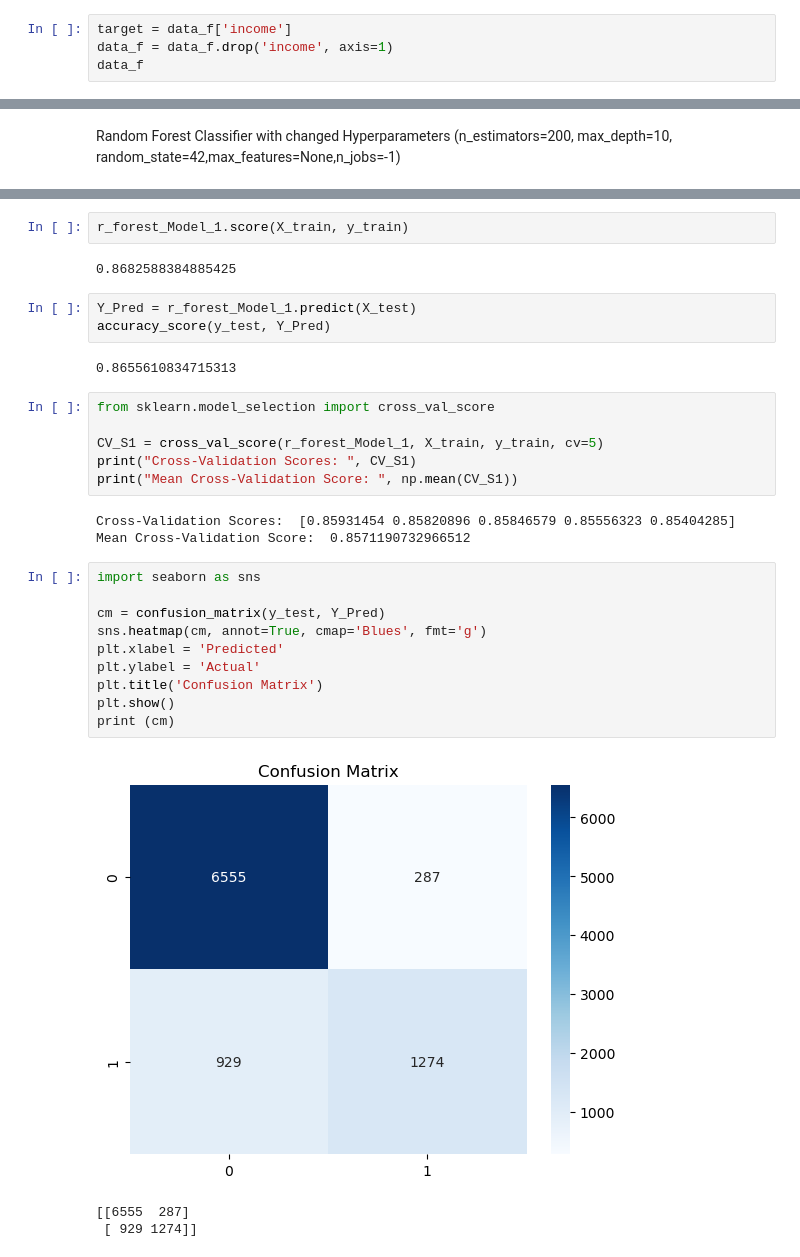
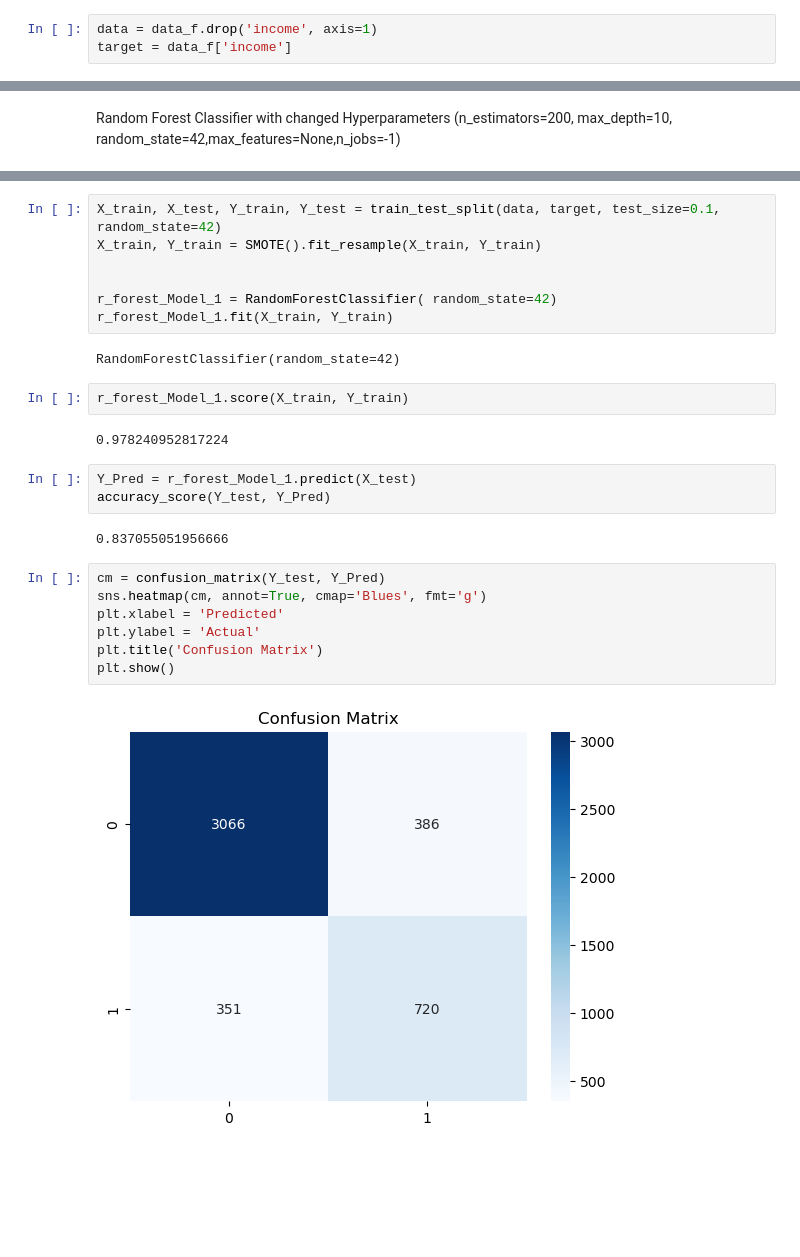
Before and after one commit to vgry5/Predicting-whether-income-exceeds-50K-yr-based-on-census-data, a Jupyter notebook: sol.ipynb, the cells around one changed output, grey strips where cells are left out. Saved outputs shown, nothing was run; the diff lists cells and outputs as text; blank space fills up the shorter version.

```diff
--- a/sol.ipynb
+++ b/sol.ipynb
@@ -249,6 +253,5 @@ data_f
 | 48841 | 0.479452 | 0.533333 | 0.150242 | 0.0 | 0.397959 | 1 | False | ... |
 45222 rows × 88 columns
 # %%
+data = data_f.drop('income', axis=1)
 target = data_f['income']
-data_f = data_f.drop('income', axis=1)
-data_f
@@ -349,32 +312,27 @@ RandomForestClassifier(max_depth=10, max_features=None, n_estimators=200,
+# %%
+X_train, X_test, Y_train, Y_test = train_test_split(data, target, test_size=0.1, random_state=42)
+X_train, Y_train = SMOTE().fit_resample(X_train, Y_train)
+
+
+r_forest_Model_1 = RandomForestClassifier( random_state=42)
+r_forest_Model_1.fit(X_train, Y_train)
+# %% [output]
+RandomForestClassifier(random_state=42)
 # %%
-r_forest_Model_1.score(X_train, y_train)
+r_forest_Model_1.score(X_train, Y_train)
 # %% [output]
-0.8682588384885425
+0.978240952817224
 # %%
 Y_Pred = r_forest_Model_1.predict(X_test)
-accuracy_score(y_test, Y_Pred)
+accuracy_score(Y_test, Y_Pred)
 # %% [output]
-0.8655610834715313
+0.837055051956666
-# %%
-from sklearn.model_selection import cross_val_score
-
-CV_S1 = cross_val_score(r_forest_Model_1, X_train, y_train, cv=5)
-print("Cross-Validation Scores: ", CV_S1)
-print("Mean Cross-Validation Score: ", np.mean(CV_S1))
-# %% [output]
-Cross-Validation Scores:  [0.85931454 0.85820896 0.85846579 0.85556323 0.85404285]
-Mean Cross-Validation Score:  0.8571190732966512
 # %%
-import seaborn as sns
-
-cm = confusion_matrix(y_test, Y_Pred)
+cm = confusion_matrix(Y_test, Y_Pred)
 sns.heatmap(cm, annot=True, cmap='Blues', fmt='g')
 plt.xlabel = 'Predicted'
 plt.ylabel = 'Actual'
 plt.title('Confusion Matrix')
 plt.show()
-print (cm)
 # %% [output]
-[figure, old version]
+[figure, new version]
-[[6555  287]
- [ 929 1274]]
```
Also changed, not shown: parts of 43 cells of this notebook.
